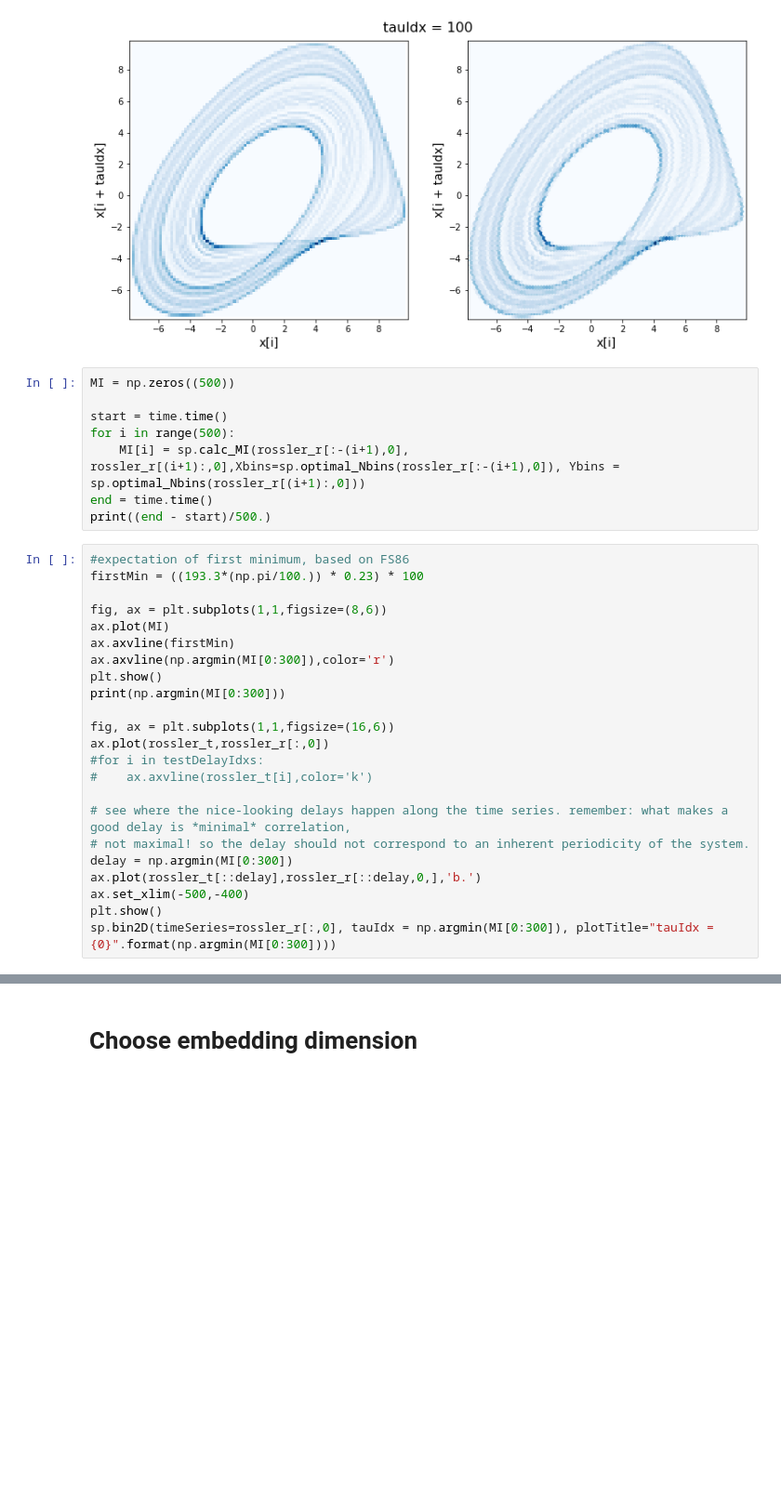
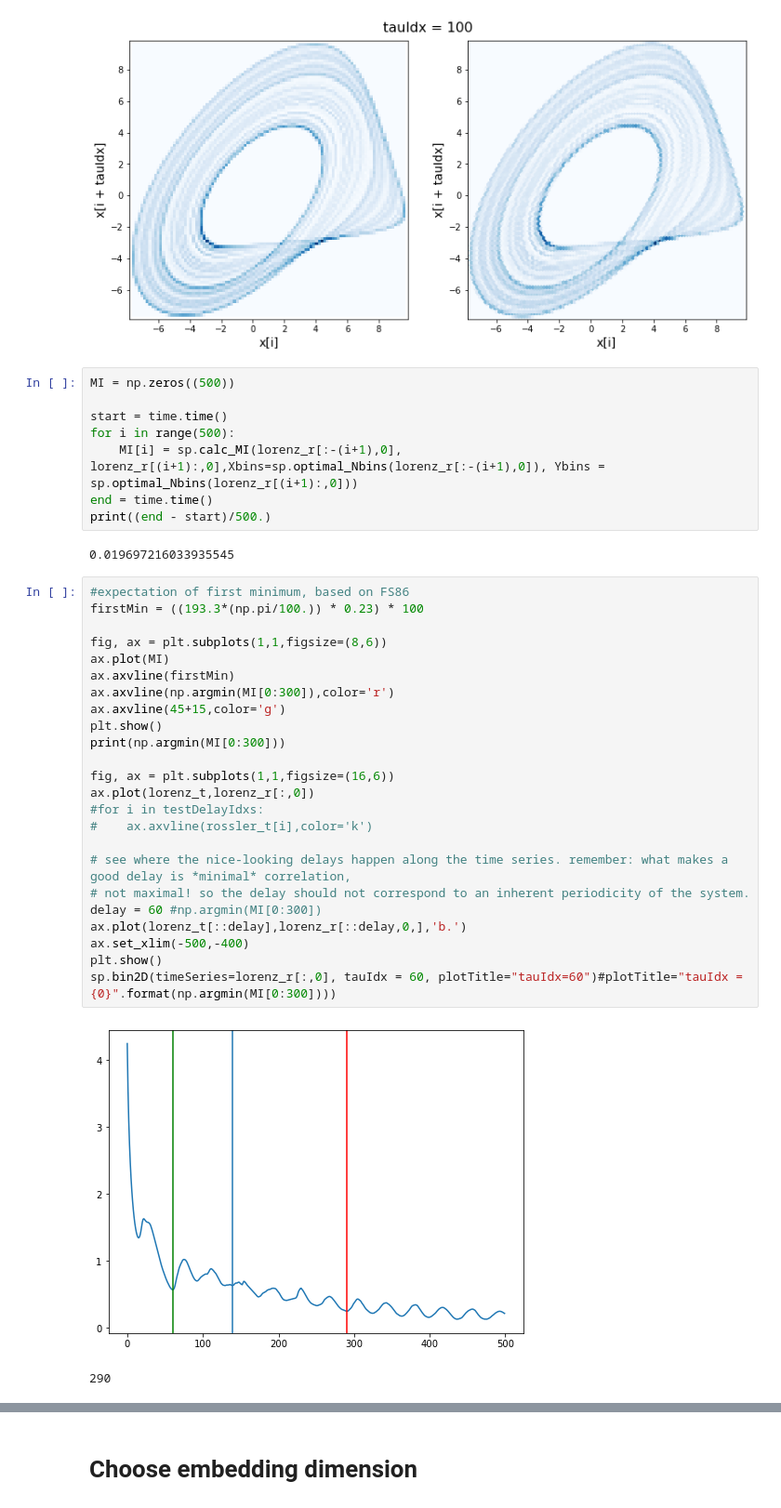
Before and after one commit to esandford/starspot_chaos, a Jupyter notebook: syntheticSignals.ipynb, the cells around one changed output, grey strips where cells are left out. Shown at 93% size. Cells and saved outputs as stored; diff of their text form; blank space fills up the shorter version.

```diff
--- a/syntheticSignals.ipynb
+++ b/syntheticSignals.ipynb
@@ -354,29 +355,35 @@ MI = np.zeros((500))
 
 start = time.time()
 for i in range(500):
-    MI[i] = sp.calc_MI(rossler_r[:-(i+1),0], rossler_r[(i+1):,0],Xbins=sp.optimal_Nbins(rossler_r[:-(i+1),0]), Ybins = sp.optimal_Nbins(rossler_r[(i+1):,0]))
+    MI[i] = sp.calc_MI(lorenz_r[:-(i+1),0], lorenz_r[(i+1):,0],Xbins=sp.optimal_Nbins(lorenz_r[:-(i+1),0]), Ybins = sp.optimal_Nbins(lorenz_r[(i+1):,0]))
 end = time.time()
 print((end - start)/500.)
+# %% [output]
+0.019697216033935545
 # %%
 #expectation of first minimum, based on FS86
 firstMin = ((193.3*(np.pi/100.)) * 0.23) * 100
 
 fig, ax = plt.subplots(1,1,figsize=(8,6))
 ax.plot(MI)
 ax.axvline(firstMin)
 ax.axvline(np.argmin(MI[0:300]),color='r')
+ax.axvline(45+15,color='g')
 plt.show()
 print(np.argmin(MI[0:300]))
 
 fig, ax = plt.subplots(1,1,figsize=(16,6))
-ax.plot(rossler_t,rossler_r[:,0])
+ax.plot(lorenz_t,lorenz_r[:,0])
 #for i in testDelayIdxs:
 #    ax.axvline(rossler_t[i],color='k')
 
 # see where the nice-looking delays happen along the time series. remember: what makes a good delay is *minimal* correlation,
 # not maximal! so the delay should not correspond to an inherent periodicity of the system.
-delay = np.argmin(MI[0:300])
-ax.plot(rossler_t[::delay],rossler_r[::delay,0,],'b.')
+delay = 60 #np.argmin(MI[0:300])
+ax.plot(lorenz_t[::delay],lorenz_r[::delay,0,],'b.')
 ax.set_xlim(-500,-400)
 plt.show()
-sp.bin2D(timeSeries=rossler_r[:,0], tauIdx = np.argmin(MI[0:300]), plotTitle="tauIdx = {0}".format(np.argmin(MI[0:300])))
+sp.bin2D(timeSeries=lorenz_r[:,0], tauIdx = 60, plotTitle="tauIdx=60")#plotTitle="tauIdx = {0}".format(np.argmin(MI[0:300])))
+# %% [output]
+[figure, added]
+290
```
Also changed, not shown: parts of 20 cells of this notebook, 4 other files.
